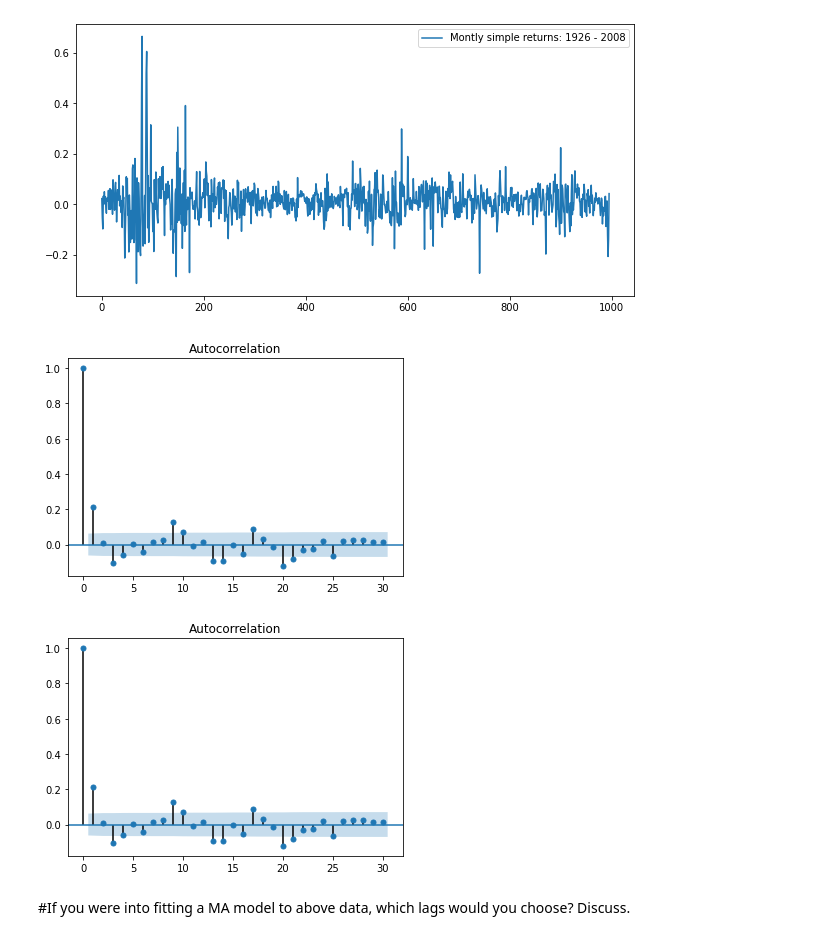
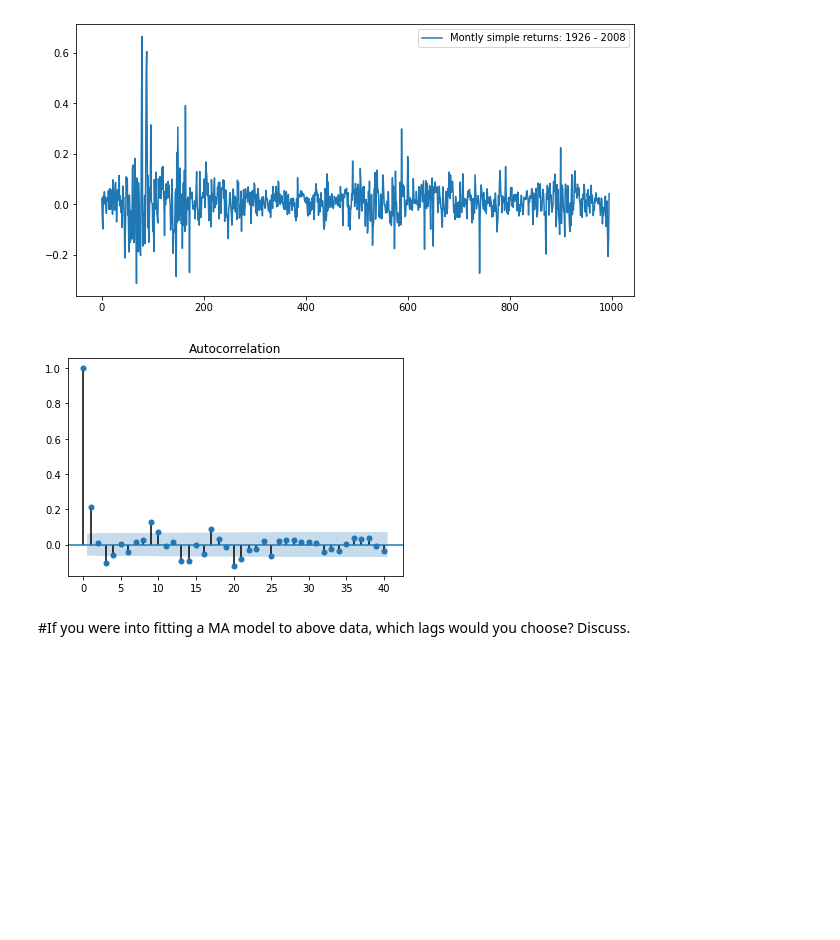
Before and after one commit to y-akbal/Tedu_Time_Series, a Jupyter notebook: W4/W4P3.ipynb, the cells around one changed output. Saved outputs shown, nothing was run; the diff lists cells and outputs as text; code cells hidden in the pictures; blank space fills up the shorter version.

```diff
--- a/W4/W4P3.ipynb
+++ b/W4/W4P3.ipynb
@@ -114,10 +115,9 @@ plt.show()
 [figure]
 # %%
 from statsmodels.graphics.tsaplots import plot_acf
-plot_acf(data_)
+plot_acf(data_, lags = 40);
 # %% [output]
-[figure, old version]
+[figure, new version]
-[figure, removed]
 # %% [markdown]
 #If you were into fitting a MA model to above data, which lags would you choose? Discuss.
 # %% [markdown]
```
Also changed, not shown: parts of 11 cells of this notebook, 1 other file.
